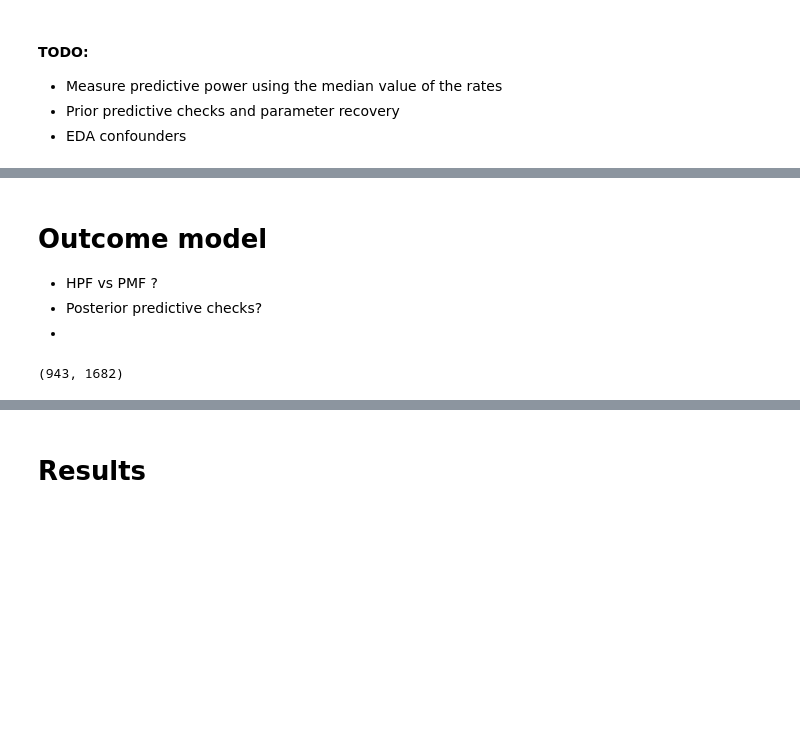
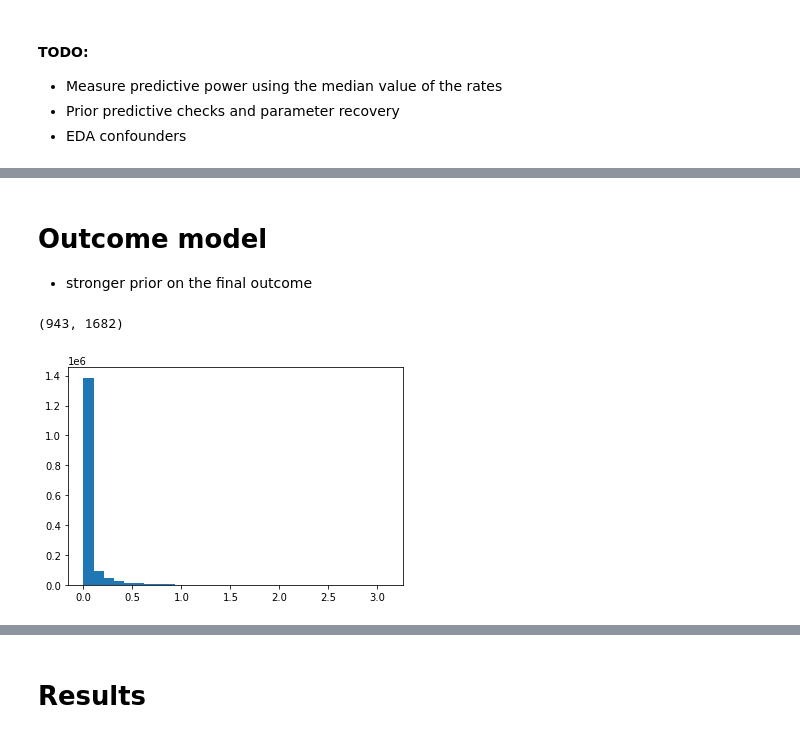
Before and after one commit to RaulPL/deconfounded_recommender, a Jupyter notebook: dec_recommender.ipynb, the cells around one changed output, grey strips where cells are left out. Saved outputs shown, nothing was run; the diff lists cells and outputs as text; code cells hidden in the pictures; blank space fills up the shorter version.

```diff
--- a/dec_recommender.ipynb
+++ b/dec_recommender.ipynb
@@ -292,12 +289,13 @@ Counter({5.0: 16979, 3.0: 21768, 4.0: 27331, 1.0: 4892, 2.0: 9030})
-# %% [markdown]
-# Outcome model
-
-* HPF vs PMF ?
-* Posterior predictive checks?
-*
+# %% [markdown]
+# Outcome model
+
+* stronger prior on the final outcome
 # %%
 # expected value of the rates
 confounders = jnp.load('./exposure_samples/rates.npy').mean(axis=0)
+# print(confounders.min(), confounders.max())
 print(confounders.shape)
+plt.hist(confounders.flatten(), bins=30);
 # %% [output]
 (943, 1682)
+[figure, added]
```
Also changed, not shown: parts of 17 cells of this notebook.
